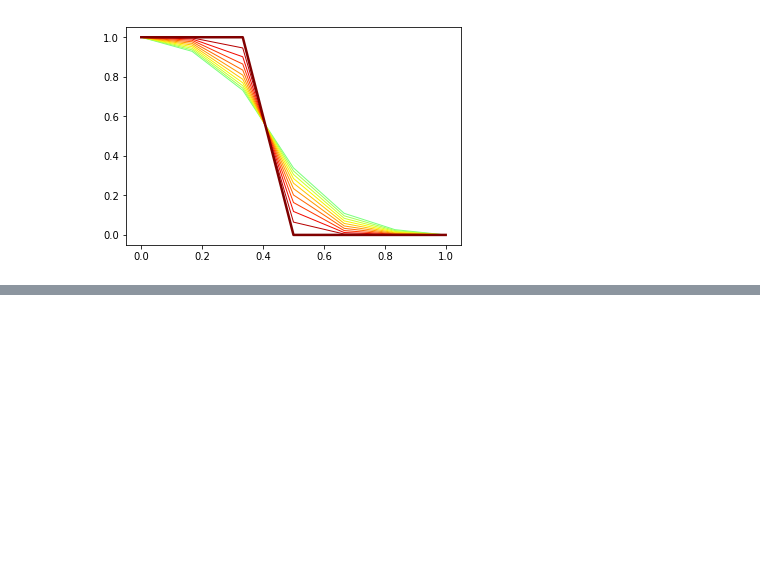
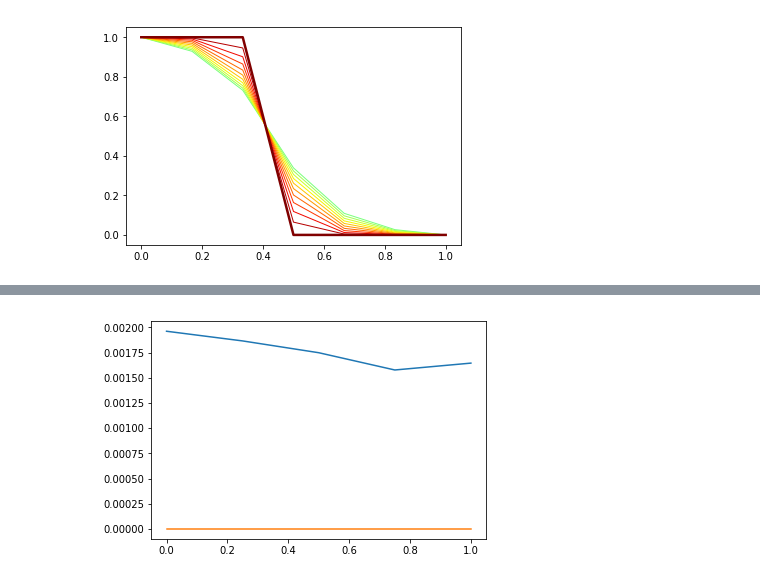
Before and after one commit to James14641/testfolder, a Jupyter notebook: Advection_Diffusion.ipynb, the cells around one changed output, grey strips where cells are left out. Drawn from its saved outputs; the diff is of its cells as text; code cells hidden in the pictures; blank space fills up the shorter version.

```diff
--- a/Advection_Diffusion.ipynb
+++ b/Advection_Diffusion.ipynb
@@ -163,6 +165,7 @@ Y equals afer BC [[1. 1. 1. 0. 0. 0. 0.]
   1.09191125e-01 2.66627072e-02 0.00000000e+00]]
 [figure]
 # %%
+###Here is code for semi implicit method
 import numpy as np
 import matplotlib.pyplot as plt
 from scipy import linalg
@@ -177,8 +180,8 @@ dx = (1-0)/(nx-1)
 t = np.linspace(0,Tfinal,nt)
 dt = (Tfinal-0)/(nt-1)
 u = 1
-mu = 1
-PHI = 1
+mu = 1 ### increasing this increases stability
+PHI = 0.75
 
 phiIC = phiIC = 1*(x<0.5)+0 ###***Initial conditions***###€
 Y = np.zeros( [nt,nx] )
@@ -191,8 +194,8 @@ Y[:,nx-1] = phiIC[nx-1]
 
 print("Y equals afer BC", Y)
 
-a =  (u/(2*dx))*Y[0,0] + (mu/(dx**2))*Y[0,0]
-b =  -1*(u/(2*dx))*Y[0,nx-1] + (mu/(dx**2))*Y[0,nx-1]
+a =  PHI*(u/(2*dx))*Y[0,0] + PHI*(mu/(dx**2))*Y[0,0] + (1-PHI)*(u/(2*dx))*Y[1,0] + (1-PHI)*(mu/(dx**2))*Y[1,0]
+b =  -1*PHI*(u/(2*dx))*Y[0,nx-1] + PHI*(mu/(dx**2))*Y[0,nx-1] -1*(1-PHI)*(u/(2*dx))*Y[1,nx-1] + (1-PHI)*(mu/(dx**2))*Y[1,nx-1]
 print(a,b)
 
 c = np.zeros(nx-2)
@@ -207,14 +210,13 @@ print("W equals",W)
 
 A = np.eye(nx-2,nx-2,k=-1)*(-(PHI*u/(2*dx))-(PHI*mu/(dx**2))) +np.eye(nx-2,nx-2)*((1/dt)+(2*PHI*mu/(dx**2))) + np.eye(nx-2,nx-2,k=1)*((PHI*u/(2*dx))-(PHI*mu/(dx**2)))
 E = A
-print("fully implicit",E)
+B = np.eye(nx-2,nx-2,k=-1)*(((1-PHI)*u/(2*dx))+((1-PHI)*mu/(dx**2))) + np.eye(nx-2,nx-2)*((1/dt)-(2*(1-PHI)*mu/(dx**2))) + np.eye(nx-2,nx-2,k=1)*((-(1-PHI)*u/(2*dx))+((1-PHI)*mu/(dx**2)))
+print("matrix E,B",E,B)
 
 
 
 for i in range(0,nt-1):
-    W[i+1,:] = inv(E)@( (W[i,:]*(1/dt) + c) )
-
-
+    W[i+1,:] = inv(E)@( (B@W[i,:]) + c ) ## clearly the inverse should be stored rather than calculated loads of times
 print(W)
 
 ##Reconstruction of Y
@@ -251 +253,66 @@ Y equals afer BC [[1. 1. 1. 0. 0. 0. 0.]
 [figure]
+# %%
+### Method above with different parameter values
+import numpy as np
+import matplotlib.pyplot as plt
+from scipy import linalg
+from numpy.linalg import inv
+
+nx = 7 ###***number of spatial points***###
+nt = 11 ###***number of time points***###
+Tfinal = 0.02 ###***Final time***###
+
+x = np.linspace(0,1,nx)
+dx = (1-0)/(nx-1)
+t = np.linspace(0,Tfinal,nt)
+dt = (Tfinal-0)/(nt-1)
+u = 1
+mu = 1 ### increasing this increases stability
+PHI = 1 ### here we have overrelaxation that makes the
+
+phiIC = phiIC = 1*(x<0.5)+0 ###***Initial conditions***###€
+Y = np.zeros( [nt,nx] )
+
+for j in range(len(x)-1): ## range starts at 1 and goes to nx-2
+    Y[0,j] = phiIC[j]
+Y[:,0] = phiIC[0]          ### these hold at all time, Dirichlet
+Y[:,nx-1] = phiIC[nx-1]
+
+a =  PHI*(u/(2*dx))*Y[0,0] + PHI*(mu/(dx**2))*Y[0,0] + (1-PHI)*(u/(2*dx))*Y[1,0] + (1-PHI)*(mu/(dx**2))*Y[1,0]
+b =  -1*PHI*(u/(2*dx))*Y[0,nx-1] + PHI*(mu/(dx**2))*Y[0,nx-1] -1*(1-PHI)*(u/(2*dx))*Y[1,nx-1] + (1-PHI)*(mu/(dx**2))*Y[1,nx-1]
+c = np.zeros(nx-2)
+c[0] = a
+c[nx-3] =b
+
+W = np.delete(Y, [0,nx-1], axis=1)
+
+A = np.eye(nx-2,nx-2,k=-1)*(-(PHI*u/(2*dx))-(PHI*mu/(dx**2))) +np.eye(nx-2,nx-2)*((1/dt)+(2*PHI*mu/(dx**2))) + np.eye(nx-2,nx-2,k=1)*((PHI*u/(2*dx))-(PHI*mu/(dx**2)))
+E = A
+G = inv(E)
+B = np.eye(nx-2,nx-2,k=-1)*(((1-PHI)*u/(2*dx))+((1-PHI)*mu/(dx**2))) + np.eye(nx-2,nx-2)*((1/dt)-(2*(1-PHI)*mu/(dx**2))) + np.eye(nx-2,nx-2,k=1)*((-(1-PHI)*u/(2*dx))+((1-PHI)*mu/(dx**2)))
+
+for i in range(0,nt-1):
+    W[i+1,:] = G@( (B@W[i,:]) + c ) ## clearly the inverse should be stored rather than calculated loads of times
+
+##Reconstruction of Y
+for i in range(0,nt):
+    for j in range(1,nx-1):
+        Y[i,j] = W[i,j-1]
+
+cmap = plt.get_cmap('jet_r')
+N = 20
+plt.figure(0)
+for i in range(0,nt,1):
+    y = Y[i,:]
+    color = cmap(float(i)/N)
+    lw = 2.5 if i==0 else 1
+    plt.plot(x, y, c=color, lw=lw, zorder=-i)
+r , s = linalg.eig(G)
+print(r)
+len(r) ## = nx-2
+f = np.linspace(0,1,len(r))
+
+plt.figure(1)
+plt.plot(f,abs(r))
+plt.plot(f,0*f)
+# %% [output]
@@ -251,0 +323 @@ Y equals afer BC [[1. 1. 1. 0. 0. 0. 0.]
+[figure, added]
```
Also changed, not shown: parts of 4 cells of this notebook, 1 other file.
